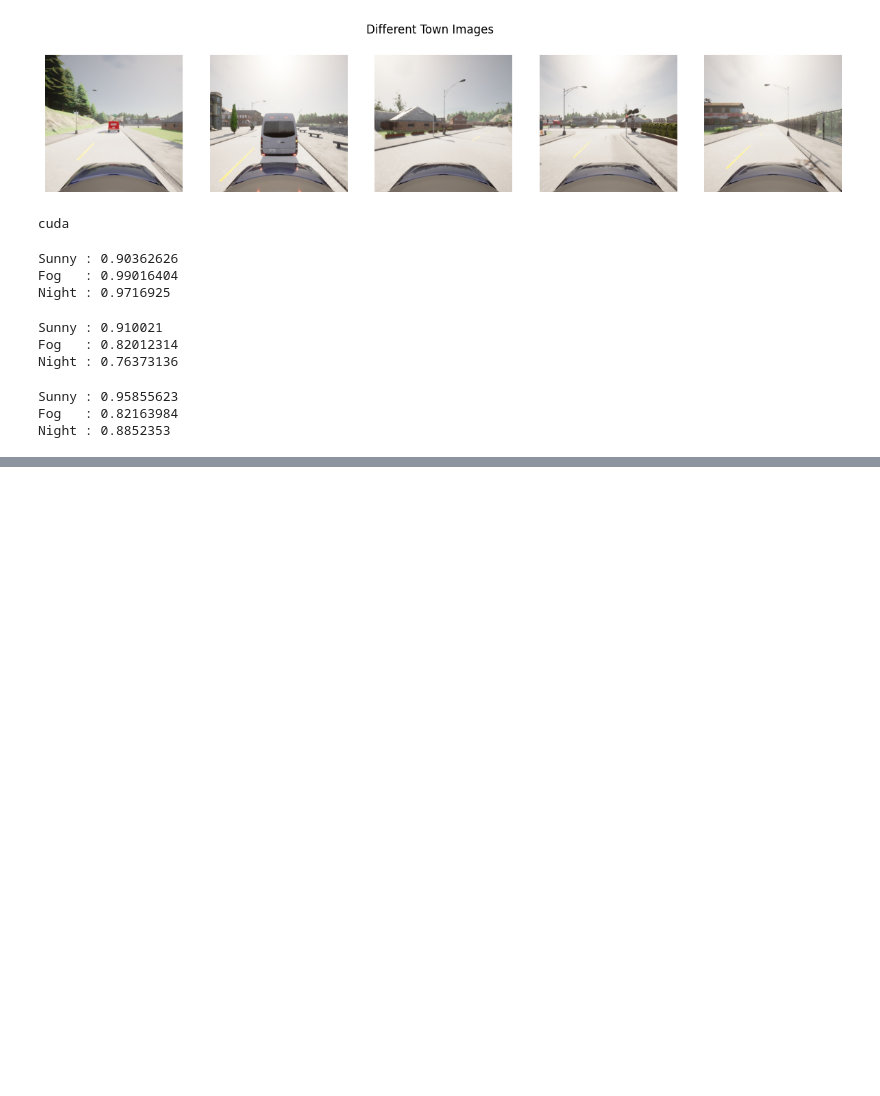
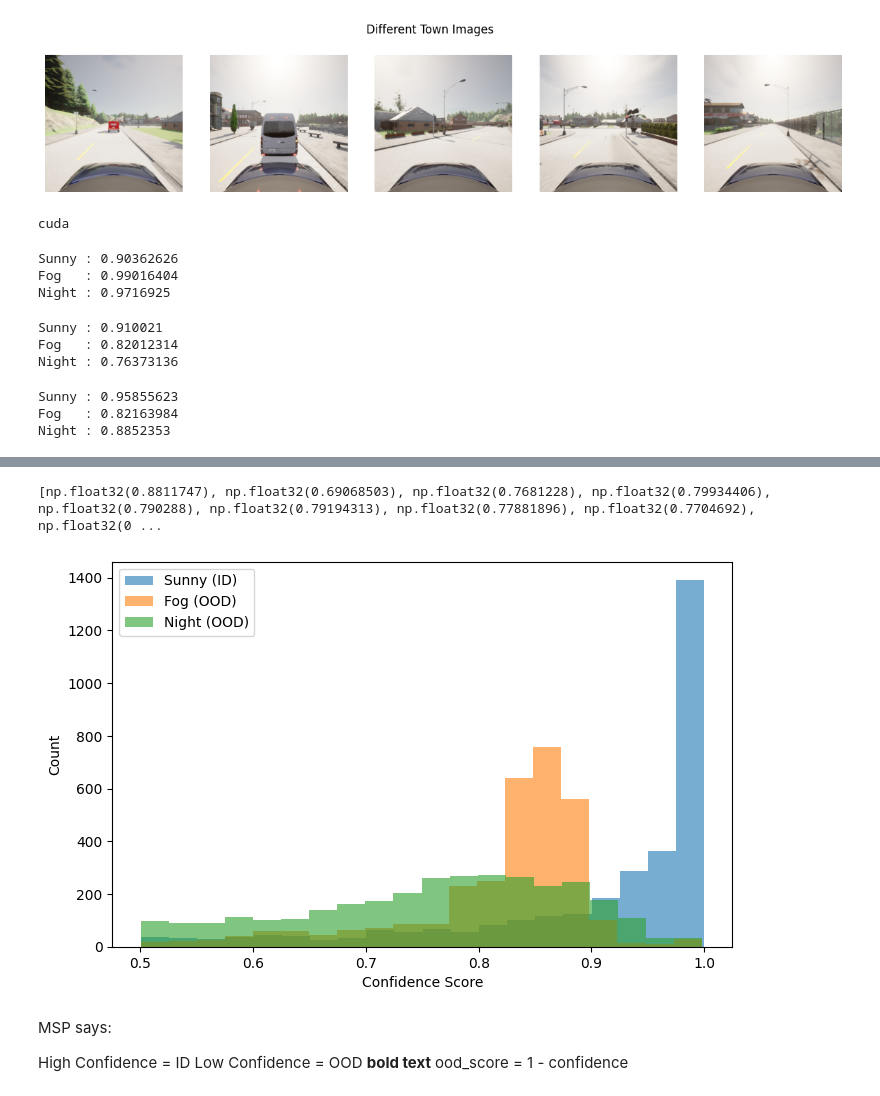
Before and after one commit to Thangapandi1611/ml-safety-project, a Jupyter notebook: week8/Visualising_the_Distribution_Shift.ipynb, the cells around one changed output, grey strips where cells are left out. Cells and saved outputs as stored; diff of their text form; code cells hidden in the pictures; blank space fills up the shorter version.

Commit message:
Plotted the distribution of OOD and ID for the vehicle model. Got AUROC = 0.81

```diff
--- a/week8/Visualising_the_Distribution_Shift.ipynb
+++ b/week8/Visualising_the_Distribution_Shift.ipynb
@@ -300,0 +378,19 @@ Night : 0.8852353
+# %%
+#VEHICLE MODEL
+sunny_scores = get_confidence_scores(
+    model_veh,
+    SUNNY_PATH,
+    "has_vehicle"
+)
+
+fog_scores = get_confidence_scores(
+    model_veh,
+    FOG_PATH,
+    "has_vehicle"
+)
+
+night_scores = get_confidence_scores(
+    model_veh,
+    NIGHT_PATH,
+    "has_vehicle"
+)
@@ -300,0 +415,44 @@ Night : 0.8852353
+# %%
+print(night_scores)
+# %% [output]
+[np.float32(0.8811747), np.float32(0.69068503), np.float32(0.7681228), np.float32(0.79934406), np.float32(0.790288), np.float32(0.79194313), np.float32(0.77881896), np.float32(0.7704692), np.float32(0 ...
+# %%
+#Ploting
+import matplotlib.pyplot as plt
+
+plt.figure(figsize=(8,5))
+
+plt.hist(
+    sunny_scores,
+    bins=20,
+    alpha=0.6,
+    label="Sunny (ID)"
+)
+
+plt.hist(
+    fog_scores,
+    bins=20,
+    alpha=0.6,
+    label="Fog (OOD)"
+)
+
+plt.hist(
+    night_scores,
+    bins=20,
+    alpha=0.6,
+    label="Night (OOD)"
+)
+
+plt.xlabel(
+    "Confidence Score"
+)
+
+plt.ylabel(
+    "Count"
+)
+
+plt.legend()
+
+plt.show()
+# %% [output]
+[figure, added]
@@ -300,0 +476,6 @@ Night : 0.8852353
+# %% [markdown]
+MSP says:
+
+High Confidence = ID
+Low Confidence = OOD **bold text**
+ood_score = 1 - confidence
```
Also changed, not shown: parts of 8 cells of this notebook.
